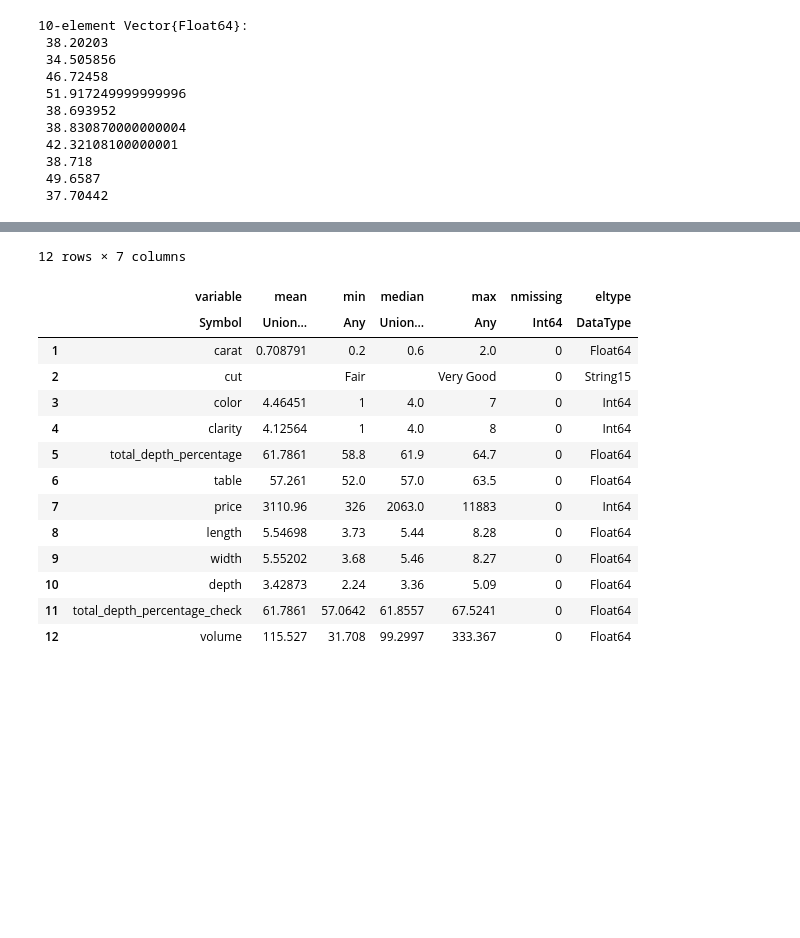
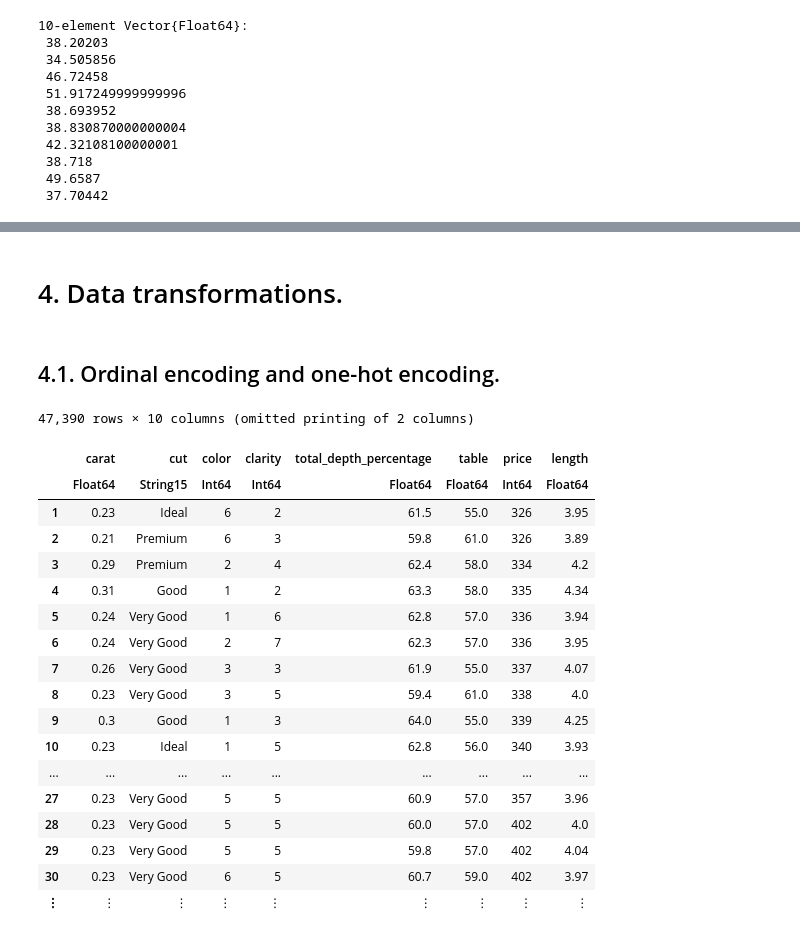
Before and after one commit to bautista225/diamonds-classification, a Jupyter notebook: ml_group_practice.ipynb, the cells around one changed output, grey strips where cells are left out. Saved outputs shown, nothing was run; the diff lists cells and outputs as text; code cells hidden in the pictures; blank space fills up the shorter version.

```diff
--- a/ml_group_practice.ipynb
+++ b/ml_group_practice.ipynb
@@ -290,0 +216,8 @@ Dataset sin errores relativos 47390 sobre 47412.
+# %%
+# Delete Duplicates
+
+numberOfDuplicates = getNumberOfDuplicates(df_filtered_without_outliers)
+
+println("Number of duplicated entries: $(numberOfDuplicates)")
+
+df_without_duplicates = deleteDuplicatedRows(df_filtered_without_outliers)
@@ -290,0 +245,13 @@ Dataset sin errores relativos 47390 sobre 47412.
+# %%
+columns_to_previsualize = [:cut, :total_depth_percentage_check, :total_depth_percentage, :length, :depth, :width]
+
+error_rate = 0.05
+
+error_indices, df_with_check = getTotalDepthPercentageErrorIndices(df_without_duplicates, error_rate=error_rate)
+
+println("Rows with a relative error greater or equal to $(error_rate*100)% :")
+display(df_with_check[error_indices, columns_to_previsualize])
+
+df_without_relative_errors = deleteTotalDepthPercentageErrors(df_without_duplicates, error_indices)
+
+println("Dataset without relative errors $(size(df_without_relative_errors,1)) over $(size(df_without_duplicates,1)).")
@@ -291,9 +280,9 @@ Dataset sin errores relativos 47390 sobre 47412.
 # %%
 # Volume variable
 
-df_without_relative_errors[!,"volume"] = df_without_relative_errors[!,:depth] .* df_without_relative_errors[!,:width] .* df_without_relative_errors[!,:length]
+df_with_volume = addVolumeColumntoDataframe(df_without_relative_errors)
 
-display(df_without_relative_errors[1:10,"volume"])
+display(df_with_volume[1:10,"volume"])
 # %% [output]
 10-element Vector{Float64}:
  38.20203
@@ -391,3 +302,3 @@ plot_dataframe
 # %%
-df_normalized = copy(df_without_relative_errors)
+df_preprocesed = copy(df_without_relative_errors)
 # %% [output]
@@ -444,18 +324,28 @@ df_normalized[!, :clarity]  = get_ordinal_column(df_normalized, :clarity,   GIA_
-# %%
-describe(df_normalized)
-# %% [output]
-12 rows × 7 columns
-|  | variable | mean | min | median | max | nmissing | eltype |
-|  | Symbol | Union… | Any | Union… | Any | Int64 | DataType |
-| 1 | carat | 0.708791 | 0.2 | 0.6 | 2.0 | 0 | Float64 |
-| 2 | cut |  | Fair |  | Very Good | 0 | String15 |
-| 3 | color | 4.46451 | 1 | 4.0 | 7 | 0 | Int64 |
-| 4 | clarity | 4.12564 | 1 | 4.0 | 8 | 0 | Int64 |
-| 5 | total_depth_percentage | 61.7861 | 58.8 | 61.9 | 64.7 | 0 | Float64 |
-| 6 | table | 57.261 | 52.0 | 57.0 | 63.5 | 0 | Float64 |
-| 7 | price | 3110.96 | 326 | 2063.0 | 11883 | 0 | Int64 |
-| 8 | length | 5.54698 | 3.73 | 5.44 | 8.28 | 0 | Float64 |
-| 9 | width | 5.55202 | 3.68 | 5.46 | 8.27 | 0 | Float64 |
-| 10 | depth | 3.42873 | 2.24 | 3.36 | 5.09 | 0 | Float64 |
-| 11 | total_depth_percentage_check | 61.7861 | 57.0642 | 61.8557 | 67.5241 | 0 | Float64 |
-| 12 | volume | 115.527 | 31.708 | 99.2997 | 333.367 | 0 | Float64 |
+# %% [markdown]
+# 4. Data transformations.
+# %% [markdown]
+## 4.1. Ordinal encoding and one-hot encoding.
+# %%
+# Ordinal enconding
+
+df_ordinal_encoded = diamondsOrdinalEncoding(df_preprocesed)
+# %% [output]
+47,390 rows × 10 columns (omitted printing of 2 columns)
+|  | carat | cut | color | clarity | total_depth_percentage | table | price | length |
+|  | Float64 | String15 | Int64 | Int64 | Float64 | Float64 | Int64 | Float64 |
+| 1 | 0.23 | Ideal | 6 | 2 | 61.5 | 55.0 | 326 | 3.95 |
+| 2 | 0.21 | Premium | 6 | 3 | 59.8 | 61.0 | 326 | 3.89 |
+| 3 | 0.29 | Premium | 2 | 4 | 62.4 | 58.0 | 334 | 4.2 |
+| 4 | 0.31 | Good | 1 | 2 | 63.3 | 58.0 | 335 | 4.34 |
+| 5 | 0.24 | Very Good | 1 | 6 | 62.8 | 57.0 | 336 | 3.94 |
+| 6 | 0.24 | Very Good | 2 | 7 | 62.3 | 57.0 | 336 | 3.95 |
+| 7 | 0.26 | Very Good | 3 | 3 | 61.9 | 55.0 | 337 | 4.07 |
+| 8 | 0.23 | Very Good | 3 | 5 | 59.4 | 61.0 | 338 | 4.0 |
+| 9 | 0.3 | Good | 1 | 3 | 64.0 | 55.0 | 339 | 4.25 |
+| 10 | 0.23 | Ideal | 1 | 5 | 62.8 | 56.0 | 340 | 3.93 |
+| ... | ... | ... | ... | ... | ... | ... | ... | ... |
+| 27 | 0.23 | Very Good | 5 | 5 | 60.9 | 57.0 | 357 | 3.96 |
+| 28 | 0.23 | Very Good | 5 | 5 | 60.0 | 57.0 | 402 | 4.0 |
+| 29 | 0.23 | Very Good | 5 | 5 | 59.8 | 57.0 | 402 | 4.04 |
+| 30 | 0.23 | Very Good | 6 | 5 | 60.7 | 59.0 | 402 | 3.97 |
+| ⋮ | ⋮ | ⋮ | ⋮ | ⋮ | ⋮ | ⋮ | ⋮ | ⋮ |
```
Also changed, not shown: parts of 32 cells of this notebook, 1 other file.
